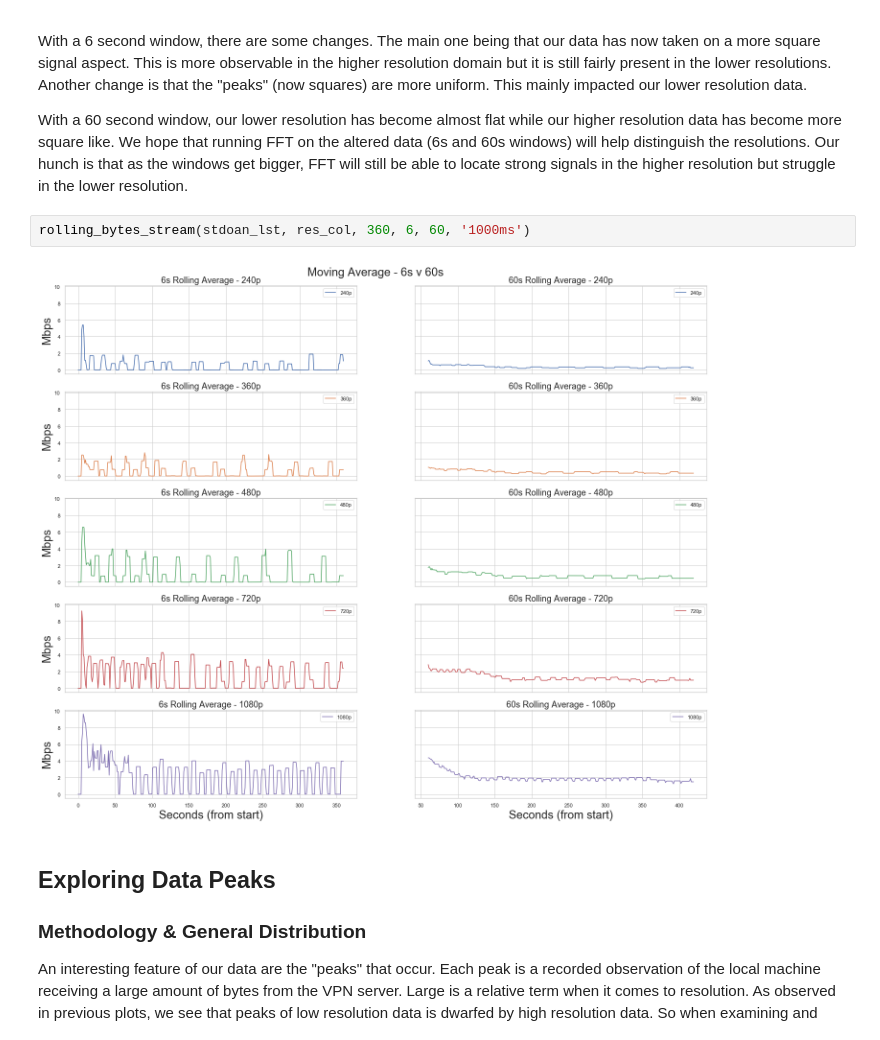
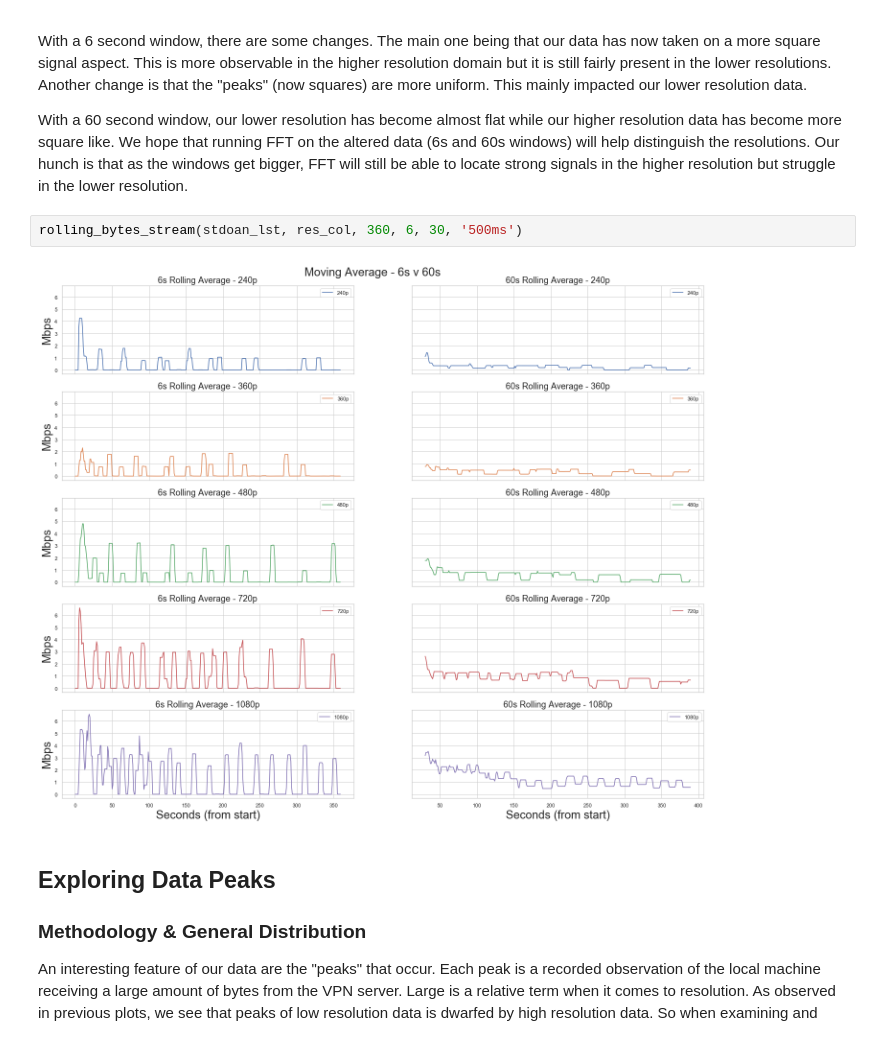
Before and after one commit to stephdoan/ResRecovery, a Jupyter notebook: notebooks/EDA.ipynb, the cells around one changed output. Saved outputs shown, nothing was run; the diff lists cells and outputs as text.

```diff
--- a/notebooks/EDA.ipynb
+++ b/notebooks/EDA.ipynb
@@ -116,9 +94,9 @@ With a 6 second window, there are some changes. The main one being that our data
 
 With a 60 second window, our lower resolution has become almost flat while our higher resolution data has become more square like. We hope that running FFT on the altered data (6s and 60s windows) will help distinguish the resolutions. Our hunch is that as the windows get bigger, FFT will still be able to locate strong signals in the higher resolution but struggle in the lower resolution.
 # %%
-rolling_bytes_stream(stdoan_lst, res_col, 360, 6, 60, '1000ms')
+rolling_bytes_stream(stdoan_lst, res_col, 360, 6, 30, '500ms')
 # %% [output]
-[figure, old version]
+[figure, new version]
 # %% [markdown]
 ## Exploring Data Peaks
 
```
Also changed, not shown: parts of 45 cells of this notebook.
